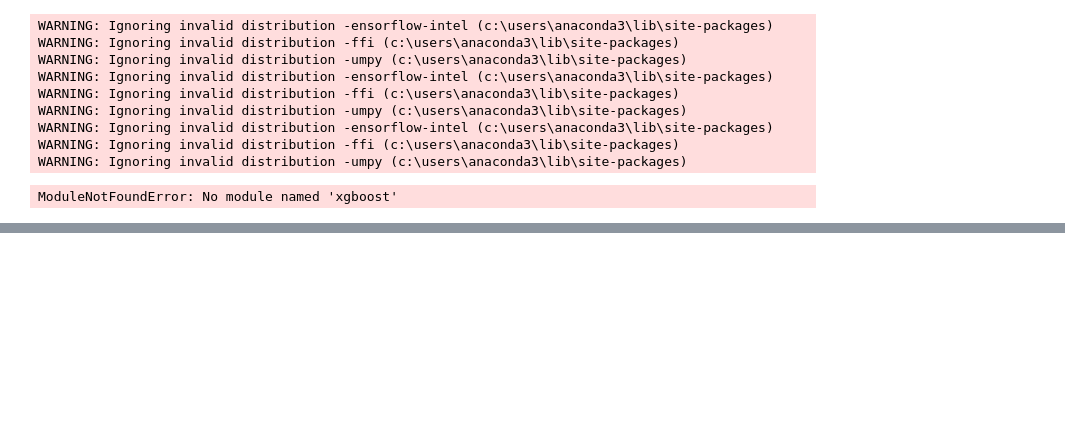
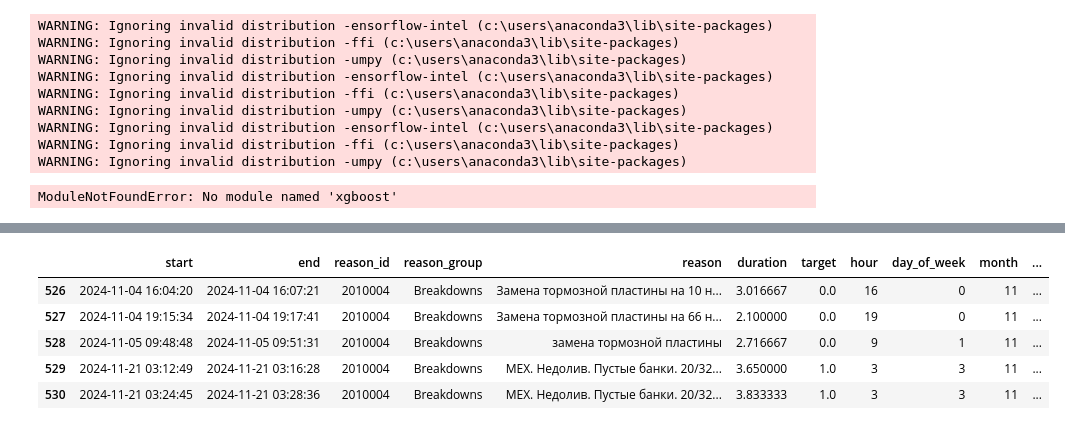
Before and after one commit to MaximIgitov/baltika_hack, a Jupyter notebook: baseline.ipynb, the cells around one changed output, grey strips where cells are left out. Saved outputs shown, nothing was run; the diff lists cells and outputs as text; code cells hidden in the pictures; blank space fills up the shorter version.

```diff
--- a/baseline.ipynb
+++ b/baseline.ipynb
@@ -409,0 +531,34 @@ ModuleNotFoundError: No module named 'xgboost'
+# %%
+# Убедимся, что данные отсортированы по времени
+breakdowns_df = breakdowns_df.sort_values(by='start')
+
+# Преобразуем индекс в datetime для работы с временными окнами
+breakdowns_df = breakdowns_df.set_index('start')
+
+# Генерация скользящих метрик
+for lag in [1, 3, 7]:
+    # Количество поломок за последние N дней
+    breakdowns_df[f'breakdowns_last_{lag}_days'] = (
+        breakdowns_df['target']
+        .rolling(f'{lag}D')  # Окно в днях
+        .sum()
+    )
+
+    # Средняя длительность поломок за последние N дней
+    breakdowns_df[f'duration_avg_last_{lag}_days'] = (
+        breakdowns_df['duration']
+        .rolling(f'{lag}D')  # Окно в днях
+        .mean()
+    )
+
+# Сбросим индекс, чтобы вернуть столбец 'start' обратно
+breakdowns_df = breakdowns_df.reset_index()
+# %%
+breakdowns_df.tail()
+# %% [output]
+|  | start | end | reason_id | reason_group | reason | duration | target | hour | day_of_week | month | ... |
+| 526 | 2024-11-04 16:04:20 | 2024-11-04 16:07:21 | 2010004 | Breakdowns | Замена тормозной пластины на 10 н... | 3.016667 | 0.0 | 16 | 0 | 11 | ... |
+| 527 | 2024-11-04 19:15:34 | 2024-11-04 19:17:41 | 2010004 | Breakdowns | Замена тормозной пластины на 66 н... | 2.100000 | 0.0 | 19 | 0 | 11 | ... |
+| 528 | 2024-11-05 09:48:48 | 2024-11-05 09:51:31 | 2010004 | Breakdowns | замена тормозной пластины | 2.716667 | 0.0 | 9 | 1 | 11 | ... |
+| 529 | 2024-11-21 03:12:49 | 2024-11-21 03:16:28 | 2010004 | Breakdowns | МЕХ. Недолив. Пустые банки. 20/32... | 3.650000 | 1.0 | 3 | 3 | 11 | ... |
+| 530 | 2024-11-21 03:24:45 | 2024-11-21 03:28:36 | 2010004 | Breakdowns | МЕХ. Недолив. Пустые банки. 20/32... | 3.833333 | 1.0 | 3 | 3 | 11 | ... |
```
Also changed, not shown: parts of 22 cells of this notebook.
